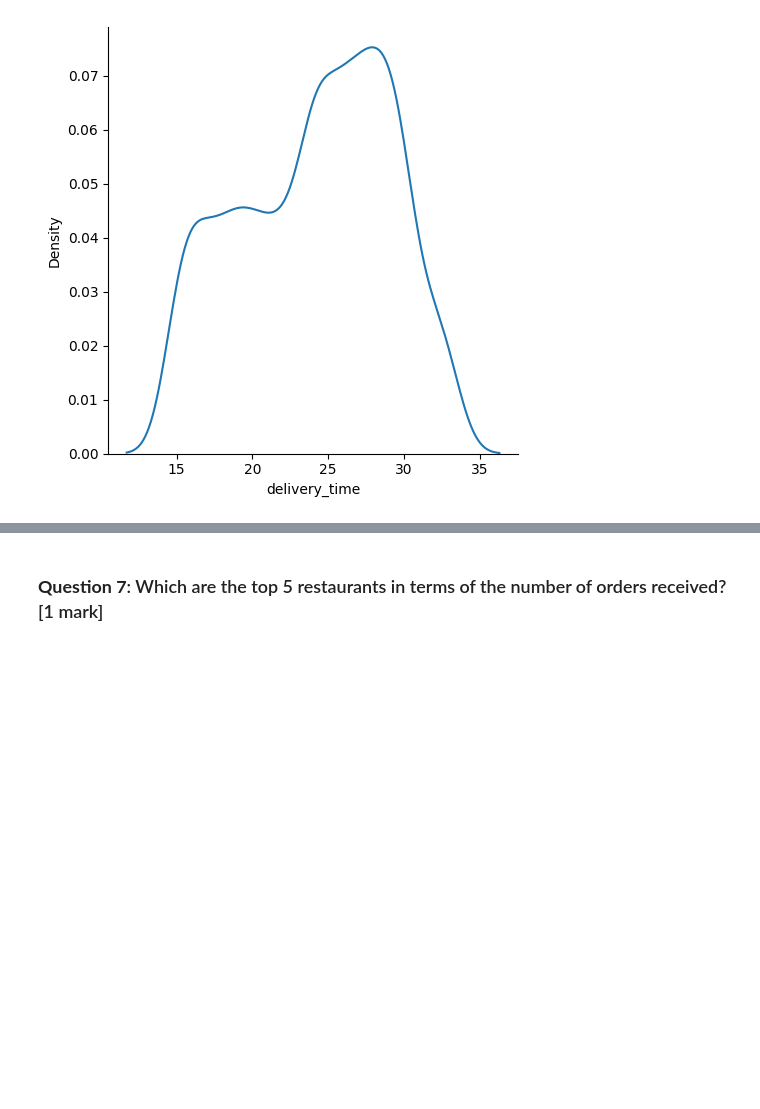
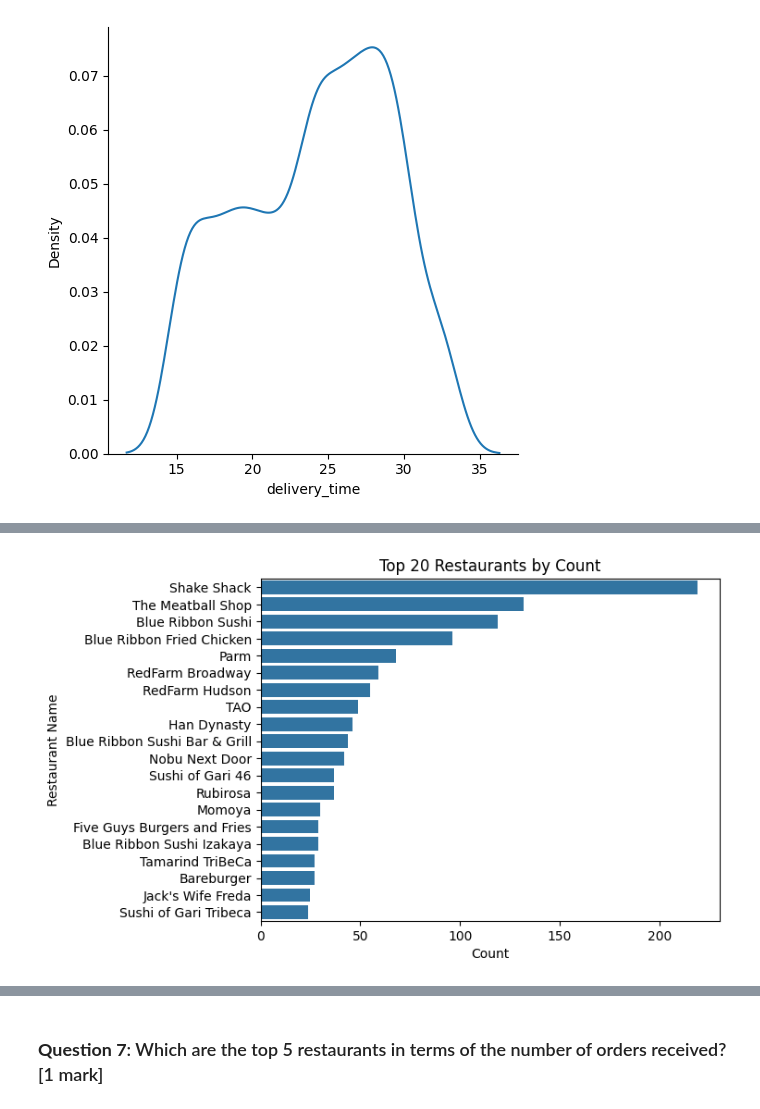
Before and after one commit to Ngaspar20/Initial, a Jupyter notebook: PYF_Project_LearnerNotebook_FullCode_Exercise.ipynb, the cells around one changed output, grey strips where cells are left out. Saved outputs shown, nothing was run; the diff lists cells and outputs as text; code cells hidden in the pictures; blank space fills up the shorter version.

```diff
--- a/PYF_Project_LearnerNotebook_FullCode_Exercise.ipynb
+++ b/PYF_Project_LearnerNotebook_FullCode_Exercise.ipynb
@@ -283,0 +289,9 @@ The distribution is not perfectly smooth or normal, but it does not show extreme
+# %%
+top_restaurants = data['restaurant_name'].value_counts().nlargest(20)
+sns.barplot(x=top_restaurants.values, y=top_restaurants.index)
+plt.xlabel("Count")
+plt.ylabel("Restaurant Name")
+plt.title("Top 20 Restaurants by Count")
+plt.show()
+# %% [output]
+[figure, added]
```
Also changed, not shown: parts of 87 cells of this notebook.
